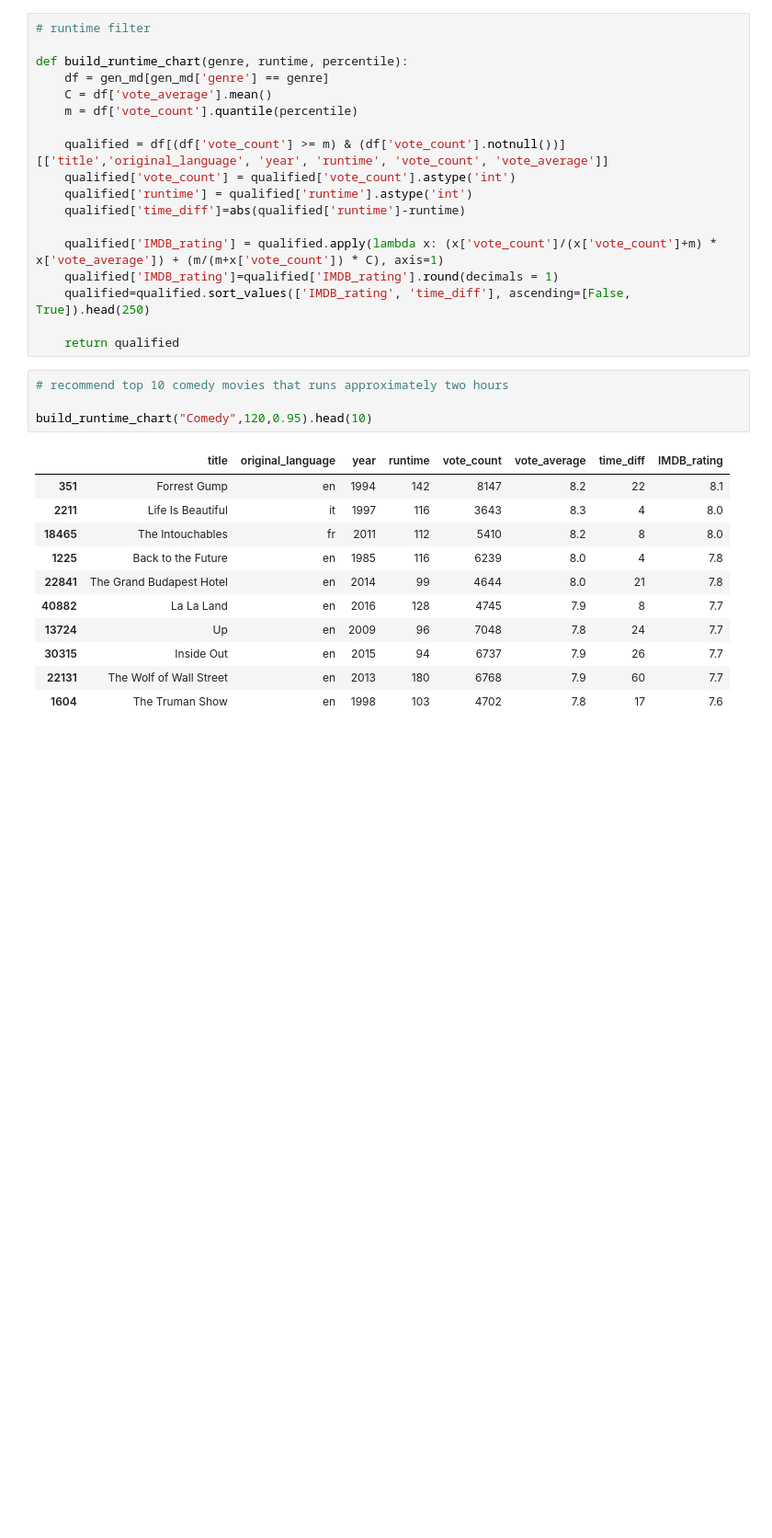
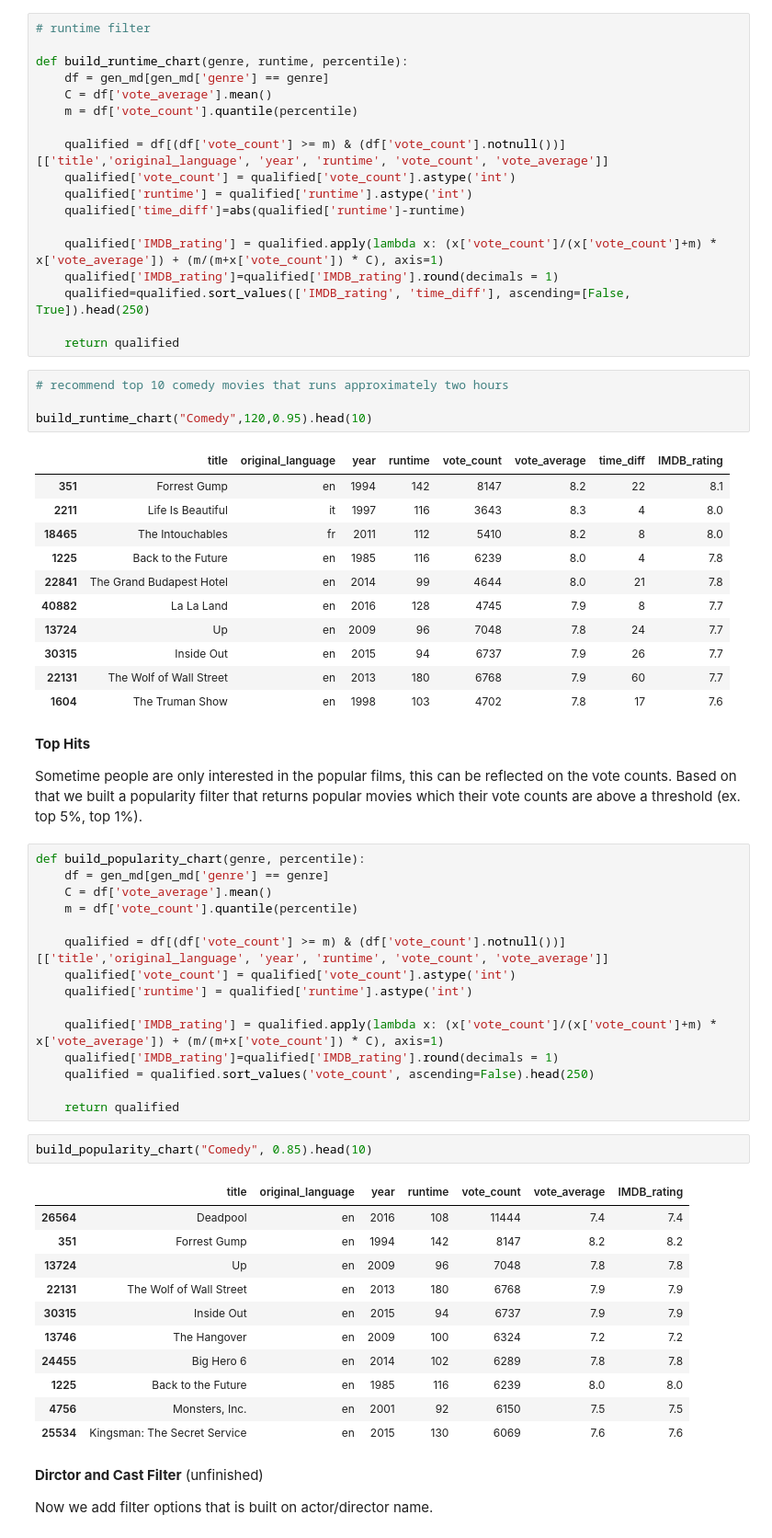
Before and after one commit to XiaoxuanLu/Movie_recommender_system, a Jupyter notebook: Simple_recommender.ipynb, the cells around one changed output. Shown at 92% size. Drawn from its saved outputs; the diff is of its cells as text; blank space fills up the shorter version.

```diff
--- a/Simple_recommender.ipynb
+++ b/Simple_recommender.ipynb
@@ -347,3 +347,40 @@ build_runtime_chart("Comedy",120,0.95).head(10)
 | 30315 | Inside Out | en | 2015 | 94 | 6737 | 7.9 | 26 | 7.7 |
 | 22131 | The Wolf of Wall Street | en | 2013 | 180 | 6768 | 7.9 | 60 | 7.7 |
 | 1604 | The Truman Show | en | 1998 | 103 | 4702 | 7.8 | 17 | 7.6 |
+# %% [markdown]
+**Top Hits**
+
+Sometime people are only interested in the popular films, this can be reflected on the vote counts. Based on that we built a popularity filter that returns popular movies which their vote counts are above a threshold (ex. top 5%, top 1%).
+# %%
+def build_popularity_chart(genre, percentile):
+    df = gen_md[gen_md['genre'] == genre]
+    C = df['vote_average'].mean()
+    m = df['vote_count'].quantile(percentile)
+
+    qualified = df[(df['vote_count'] >= m) & (df['vote_count'].notnull())][['title','original_language', 'year', 'runtime', 'vote_count', 'vote_average']]
+    qualified['vote_count'] = qualified['vote_count'].astype('int')
+    qualified['runtime'] = qualified['runtime'].astype('int')
+
+    qualified['IMDB_rating'] = qualified.apply(lambda x: (x['vote_count']/(x['vote_count']+m) * x['vote_average']) + (m/(m+x['vote_count']) * C), axis=1)
+    qualified['IMDB_rating']=qualified['IMDB_rating'].round(decimals = 1)
+    qualified = qualified.sort_values('vote_count', ascending=False).head(250)
+
+    return qualified
+# %%
+build_popularity_chart("Comedy", 0.85).head(10)
+# %% [output]
+|  | title | original_language | year | runtime | vote_count | vote_average | IMDB_rating |
+| 26564 | Deadpool | en | 2016 | 108 | 11444 | 7.4 | 7.4 |
+| 351 | Forrest Gump | en | 1994 | 142 | 8147 | 8.2 | 8.2 |
+| 13724 | Up | en | 2009 | 96 | 7048 | 7.8 | 7.8 |
+| 22131 | The Wolf of Wall Street | en | 2013 | 180 | 6768 | 7.9 | 7.9 |
+| 30315 | Inside Out | en | 2015 | 94 | 6737 | 7.9 | 7.9 |
+| 13746 | The Hangover | en | 2009 | 100 | 6324 | 7.2 | 7.2 |
+| 24455 | Big Hero 6 | en | 2014 | 102 | 6289 | 7.8 | 7.8 |
+| 1225 | Back to the Future | en | 1985 | 116 | 6239 | 8.0 | 8.0 |
+| 4756 | Monsters, Inc. | en | 2001 | 92 | 6150 | 7.5 | 7.5 |
+| 25534 | Kingsman: The Secret Service | en | 2015 | 130 | 6069 | 7.6 | 7.6 |
+# %% [markdown]
+**Dirctor and Cast Filter** (unfinished)
+
+Now we add filter options that is built on actor/director name.
```
Also changed, not shown: parts of 10 cells of this notebook.
